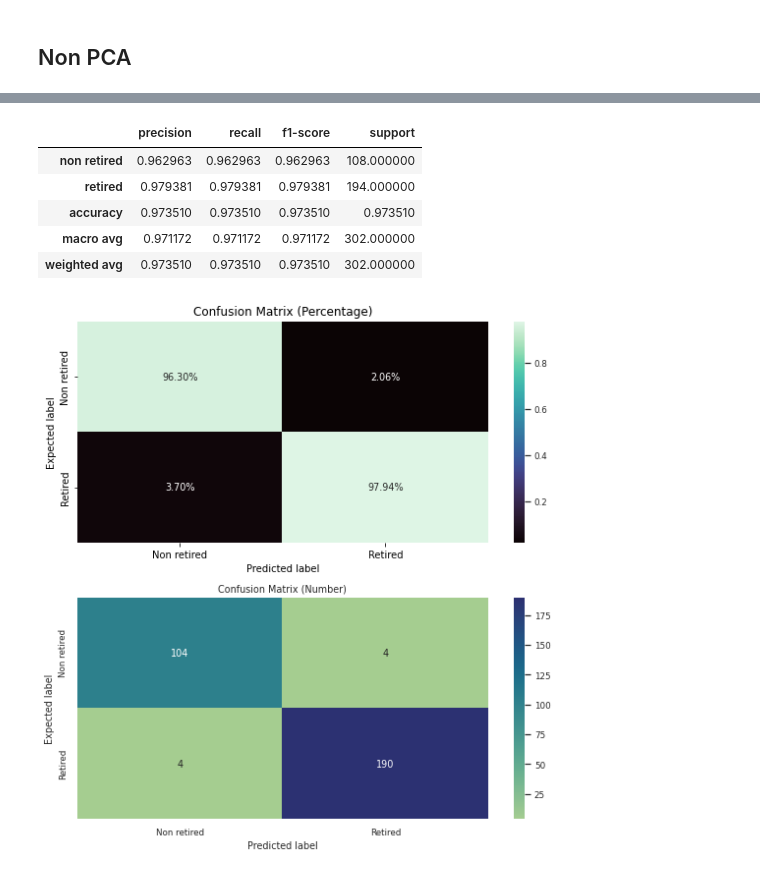
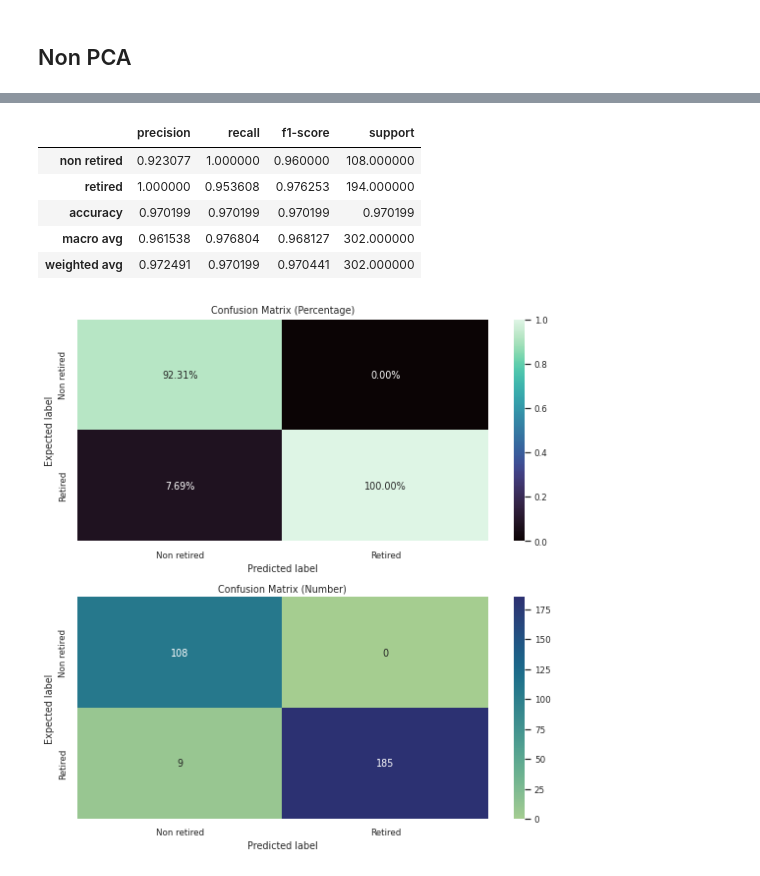
Before and after one commit to SolemnShark871/Churn, a Jupyter notebook: NN_model.ipynb, the cells around one changed output, grey strips where cells are left out. Drawn from its saved outputs; the diff is of its cells as text; code cells hidden in the pictures.

```diff
--- a/NN_model.ipynb
+++ b/NN_model.ipynb
@@ -288,7 +353,7 @@ y1 = df_unbiased_no_pca['LABEL']
 X_train1, X_test1, y_train1, y_test1 = train_test_split(X1, y1, test_size=0.2, random_state=1234, stratify = y1)
 X_train1, X_val1, y_train1, y_val1 = train_test_split( X_train1, y_train1, test_size=0.2, random_state=1234, stratify = y_train1)
 # %%
-model_f = create_model(activation = "softsign", dropout_rate = 0.8, optimizer = 'Adam', init_mode = 'glorot_normal',
+model_f1 = create_model(activation = "softsign", dropout_rate = 0.8, optimizer = 'Adam', init_mode = 'glorot_normal',
                        hiden_layers = 2, units = [8, 4])
 # %%
 # Define the K-fold Cross Validator
@@ -305,12 +370,12 @@ loss_per_fold = []
 fold_no = 1
 for train, test in kfold.split(inputs, targets):
 
-  history = model_f.fit(inputs[train], targets[train], batch_size = 264, epochs = 50,
+  history = model_f1.fit(inputs[train], targets[train], batch_size = 264, epochs = 50,
                       validation_data = (X_val1.values, y_val1.values), verbose = 0)
 
   # Generate generalization metrics
-  scores = model_f.evaluate(inputs[test], targets[test], verbose=0)
-  print(f'Score for fold {fold_no}: {model_f.metrics_names[0]} of {scores[0]}; {model_f.metrics_names[1]} of {scores[1]*100}%')
+  scores = model_f1.evaluate(inputs[test], targets[test], verbose=0)
+  print(f'Score for fold {fold_no}: {model_f1.metrics_names[0]} of {scores[0]}; {model_f1.metrics_names[1]} of {scores[1]*100}%')
   acc_per_fold.append(scores[1] * 100)
   loss_per_fold.append(scores[0])
 
@@ -352,4 +417,4 @@ Average scores for all folds:
 # %%
-history = model_f.fit(X_train1.values, y_train1.values, batch_size = 264, epochs = 50,
+history = model_f1.fit(X_train1.values, y_train1.values, batch_size = 264, epochs = 50,
                       validation_data = (X_val1.values, y_val1.values), verbose = 0)
 # %%
@@ -410,8 +469,8 @@ print(y_pred.argmax())
 labels = [0, 1]
 import seaborn as sn
 
-y_predict = np.round(model_f.predict(X_test.values))
-report = classification_report(y_test.values, y_predict, zero_division = 0, output_dict = True, labels = labels)
+y_predict = np.round(model_f1.predict(X_test1.values))
+report = classification_report(y_test1.values, y_predict, zero_division = 0, output_dict = True, labels = labels)
 df_report = pd.DataFrame.from_dict(report, orient = 'columns').T
 df_report.rename(index = {'0': 'non retired', '1': 'retired'}, inplace = True)
 cmap = sn.color_palette('mako', as_cmap = True)
@@ -421,42 +480,42 @@ df_image
 #df_report[['precision', 'recall', 'f1-score']].style.applymap(lambda v: 'background: green' if (v > 0.5) else '')
 # %% [output]
 |  | precision | recall | f1-score | support |
-| non retired | 0.962963 | 0.962963 | 0.962963 | 108.000000 |
-| retired | 0.979381 | 0.979381 | 0.979381 | 194.000000 |
-| accuracy | 0.973510 | 0.973510 | 0.973510 | 0.973510 |
-| macro avg | 0.971172 | 0.971172 | 0.971172 | 302.000000 |
-| weighted avg | 0.973510 | 0.973510 | 0.973510 | 302.000000 |
+| non retired | 0.923077 | 1.000000 | 0.960000 | 108.000000 |
+| retired | 1.000000 | 0.953608 | 0.976253 | 194.000000 |
+| accuracy | 0.970199 | 0.970199 | 0.970199 | 0.970199 |
+| macro avg | 0.961538 | 0.976804 | 0.968127 | 302.000000 |
+| weighted avg | 0.972491 | 0.970199 | 0.970441 | 302.000000 |
 # %%
 # Confusion matrix plot
 #y_predict = np.zeros(y_predicted.shape[0])
 #for i in range(y_predicted.shape[0]):
 #    y_predict[i] = y_predicted[i,:].argmax()
 
-y_expect = y_test.values
+y_expect = y_test1.values
 labels = [0, 1]
 str_labels = ['Non retired', 'Retired']
 cm = confusion_matrix(y_expect, y_predict, labels = labels)
 df_cm = pd.DataFrame(cm, index = str_labels, columns = str_labels)
 
 fig = plt.figure(figsize = (8, 8))
 ax = fig.add_subplot(2, 1, 1)
 ax.set_title('Confusion Matrix (Percentage)')
 sn.set(font_scale = 0.8)
 percentage = df_cm/df_cm.sum()
 ax = sn.heatmap(percentage.replace(np.nan, 0), annot = True, fmt = '.2%', cmap = 'mako')
 ax.set_xlabel('Predicted label')
 ax.set_ylabel('Expected label')
 
 ax = fig.add_subplot(2, 1, 2)
 ax.set_title('Confusion Matrix (Number)')
 ax = sn.heatmap(df_cm, annot = True, fmt = 'd', cmap = 'crest')
 ax.set_xlabel('Predicted label')
 ax.set_ylabel('Expected label')
 fig.tight_layout()
 plt.show()
 
 #ax.figure.savefig(RESULTS_PATH + 'confusionMatrix1.png')
 #disp = ConfusionMatrixDisplay(confusion_matrix = cm, display_labels = labels)
 #disp.plot()
 # %% [output]
-[figure, old version]
+[figure, new version]
```
Also changed, not shown: parts of 20 cells of this notebook.
